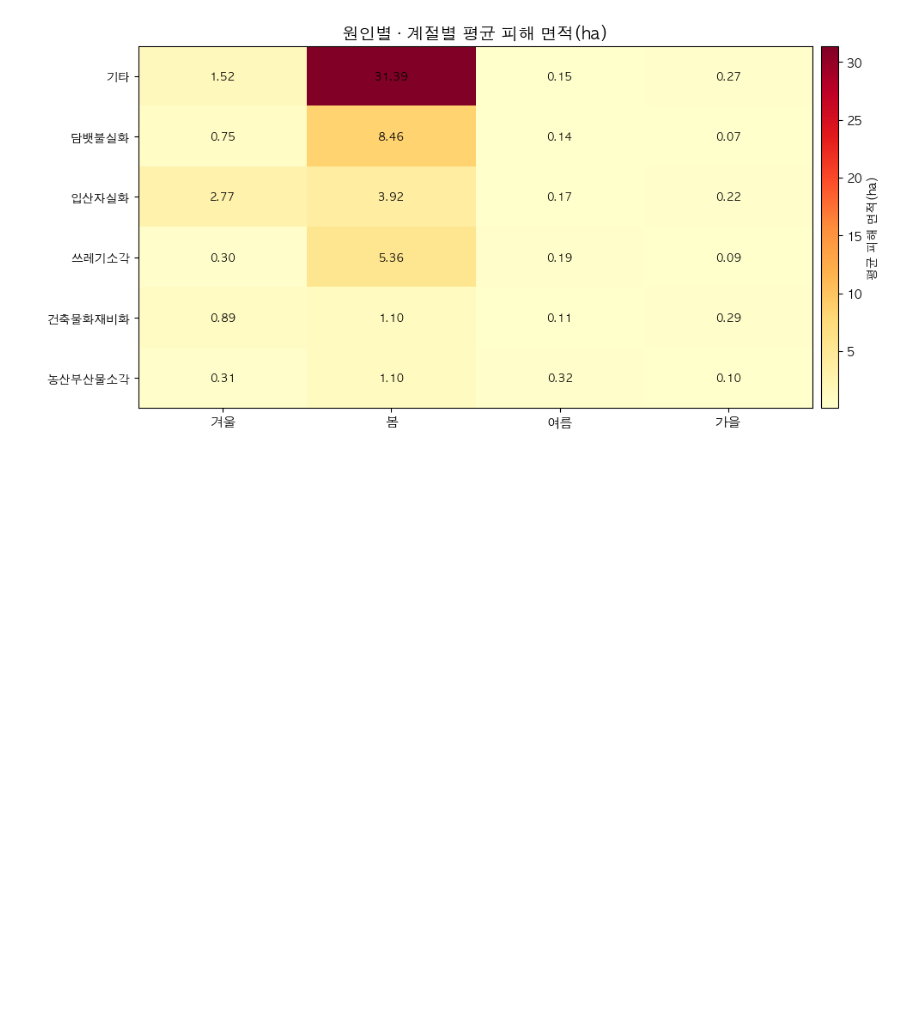
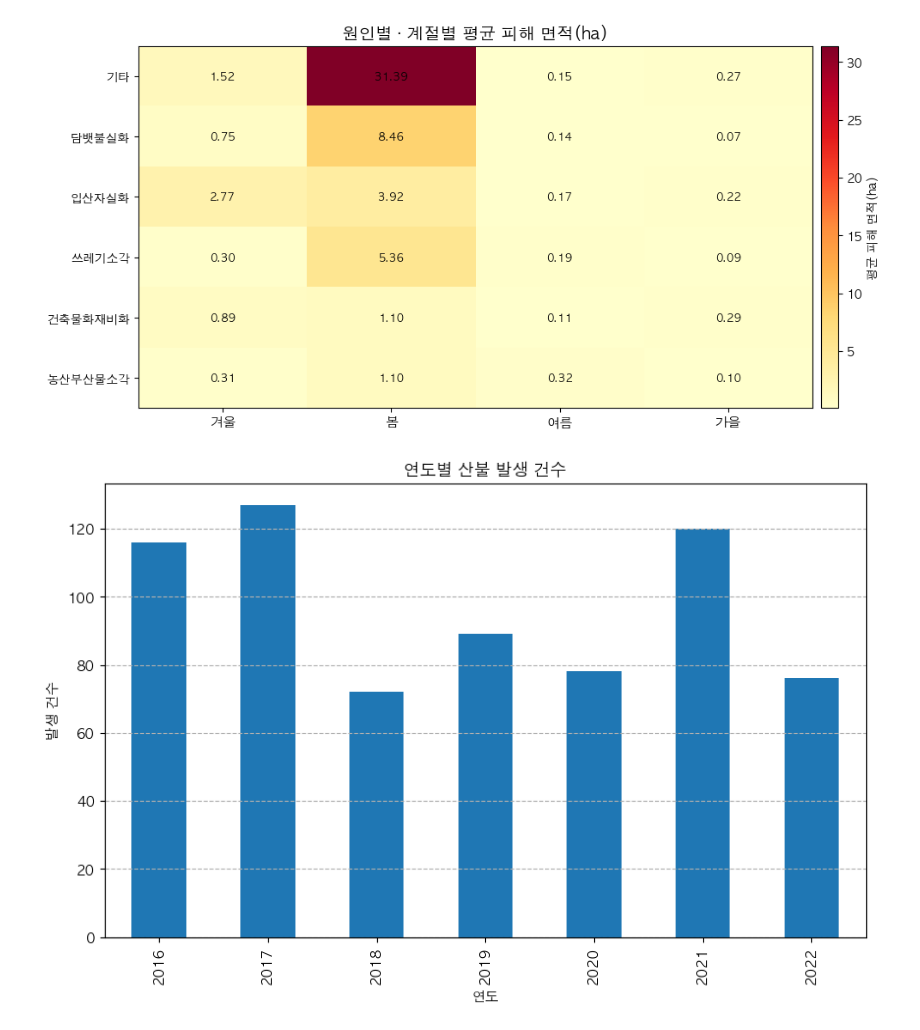
Before and after one commit to SNU-Bigdata-Fintech-AI/Gangwon-Wildfire-Data-Visualization, a Jupyter notebook: src/eda.ipynb, the cells around one changed output. Drawn from its saved outputs; the diff is of its cells as text; code cells hidden in the pictures; blank space fills up the shorter version.

```diff
--- a/src/eda.ipynb
+++ b/src/eda.ipynb
@@ -532,3 +532,31 @@ plt.tight_layout()
 plt.show()
 # %% [output]
 [figure]
+# %%
+import pandas as pd
+import matplotlib.pyplot as plt
+import seaborn as sns
+
+# 데이터 불러오기
+df = pd.read_csv('../data/강원도_2016-2022.csv', encoding='utf-8')
+
+# 날짜/시간 관련 컬럼을 datetime 형식으로 변환
+df['OCRN_YMD'] = pd.to_datetime(df['OCRN_YMD'], format='%Y%m%d')
+df['FIRE_OCRN_HR'] = pd.to_datetime(df['FIRE_OCRN_HR'], format='%H%M%S')
+# %%
+import matplotlib.pyplot as plt
+from matplotlib import rc
+
+# Mac 한글 설정
+rc('font', family='AppleGothic')
+plt.rcParams['axes.unicode_minus'] = False
+
+plt.figure(figsize=(10, 6))
+df['OCRN_YMD'].dt.year.value_counts().sort_index().plot(kind='bar')
+plt.title('연도별 산불 발생 건수')
+plt.xlabel('연도')
+plt.ylabel('발생 건수')
+plt.grid(axis='y', linestyle='--')
+plt.show()
+# %% [output]
+[figure, added]
```
Also changed, not shown: parts of 13 cells of this notebook.
